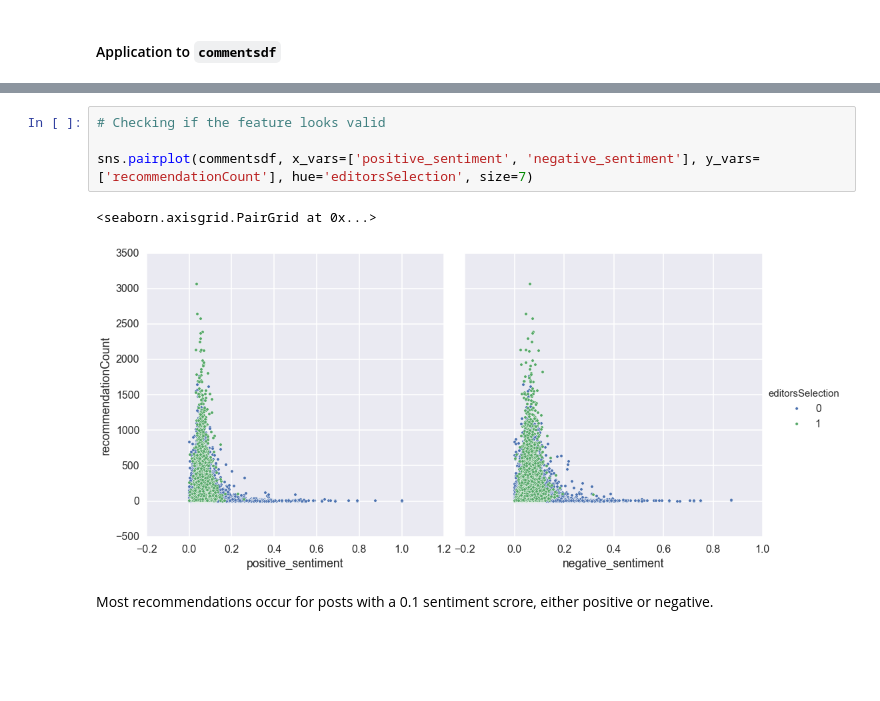
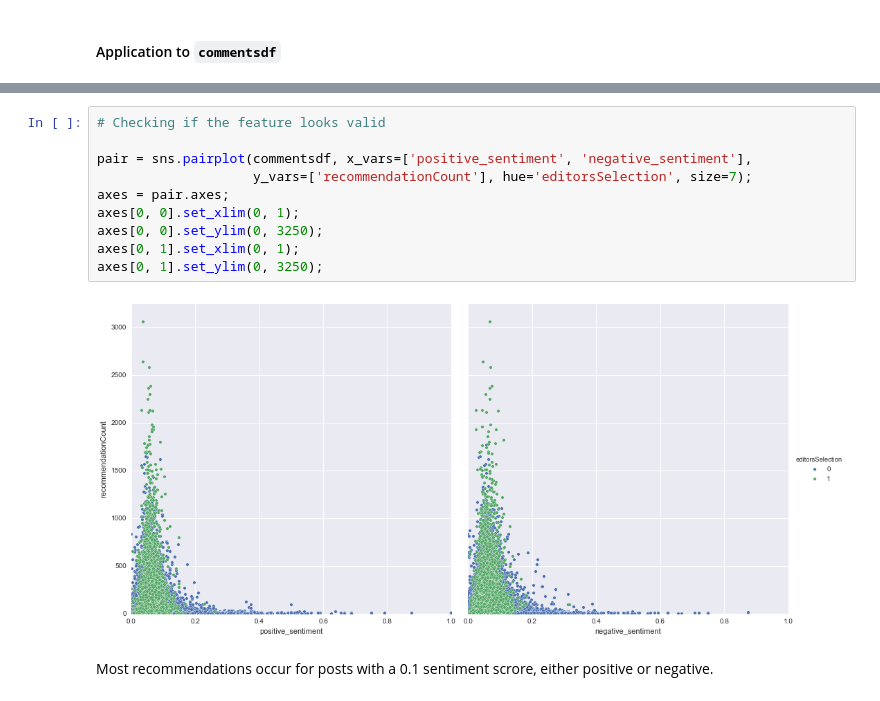
Before and after one commit to CS109-comment/NYTimes-Comment-Popularity-Prediction, a Jupyter notebook: IPython_Process_Notebook.ipynb, the cells around one changed output, grey strips where cells are left out. Cells and saved outputs as stored; diff of their text form; blank space fills up the shorter version.

```diff
--- a/IPython_Process_Notebook.ipynb
+++ b/IPython_Process_Notebook.ipynb
@@ -416,10 +418,15 @@ commentsdf.head()
 # %%
 # Checking if the feature looks valid
 
-sns.pairplot(commentsdf, x_vars=['positive_sentiment', 'negative_sentiment'], y_vars=['recommendationCount'], hue='editorsSelection', size=7)
+pair = sns.pairplot(commentsdf, x_vars=['positive_sentiment', 'negative_sentiment'],
+                    y_vars=['recommendationCount'], hue='editorsSelection', size=7);
+axes = pair.axes;
+axes[0, 0].set_xlim(0, 1);
+axes[0, 0].set_ylim(0, 3250);
+axes[0, 1].set_xlim(0, 1);
+axes[0, 1].set_ylim(0, 3250);
 # %% [output]
-<seaborn.axisgrid.PairGrid at 0x...>
-[figure, old version]
+[figure, new version]
 # %% [markdown]
 Most recommendations occur for posts with a 0.1 sentiment scrore, either positive or negative.
 # %%
```
Also changed, not shown: parts of 8 cells of this notebook.
